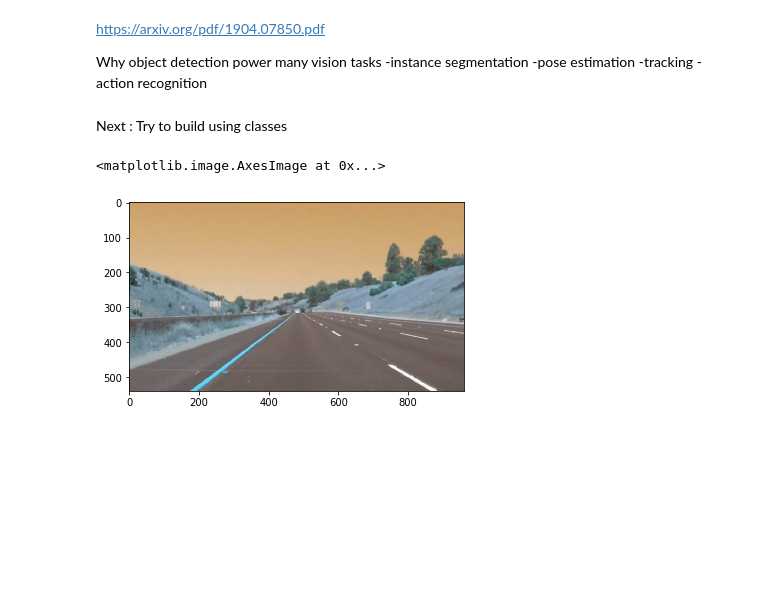
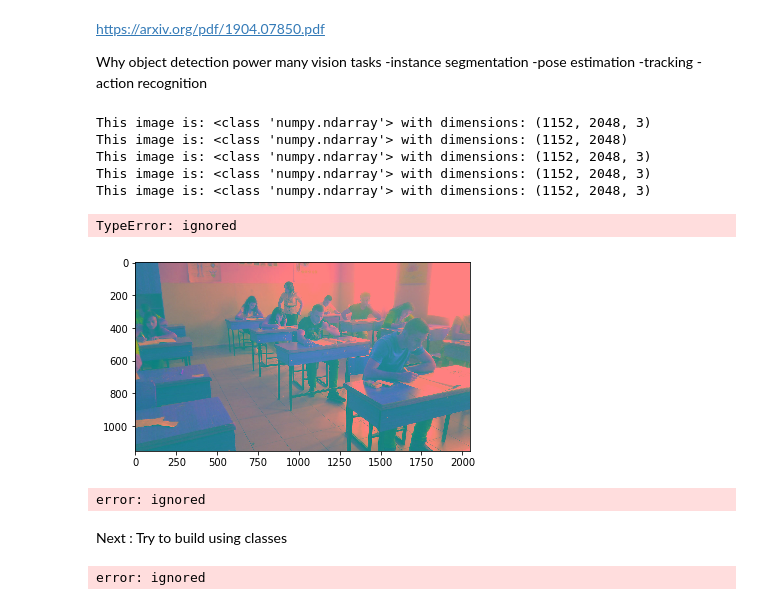
Before and after one commit to USinani/OpenCV, a Jupyter notebook: Object_detection_and_recognition.ipynb, the cells around one changed output. Drawn from its saved outputs; the diff is of its cells as text; code cells hidden in the pictures; blank space fills up the shorter version.

```diff
--- a/Object_detection_and_recognition.ipynb
+++ b/Object_detection_and_recognition.ipynb
@@ -41,71 +73,72 @@ Why object detection power many vision tasks
 -action recognition
 # %%
 def plot_input():
-
-  # input image
-  image= np.zeros((512,512,3), np.uint8)
-  # Draw a diagonal blue line with thickness of 5 px
-  cv.line(image,(0,0),(511,511),(255,0,0),5)
-  # Draw a circle
-  cv.circle(image,(447,63), 63, (0,0,255), -1)
-
-  # image = mpimg.imread('shapes.jpg')
-  # img = cv.imread('shapes.jpg')
 
   # color space conversions
   gray = cv.cvtColor(image, cv.COLOR_BGR2GRAY)
   hsv = cv.cvtColor(image, cv.COLOR_BGR2HSV)
   hls = cv.cvtColor(image, cv.COLOR_BGR2HLS)
   yuv = cv.cvtColor(image, cv.COLOR_BGR2YUV)
 
   # printing out some stats and plotting
   print('This image is:', type(image), 'with dimensions:', image.shape)
   print('This image is:', type(gray), 'with dimensions:', gray.shape)
   print('This image is:', type(hsv), 'with dimensions:', hsv.shape)
   print('This image is:', type(hls), 'with dimensions:', hls.shape)
   print('This image is:', type(yuv), 'with dimensions:', yuv.shape)
 
   plt.imshow(image)
   plt.imshow(gray)
   plt.imshow(hsv)
   plt.imshow(hls)
   plt.imshow(yuv)
 
 
   # # OpenCV does not work in Colab
   # cv.imshow(img)
   # cv.waitKey(0)
   # cv.destroyAllWindows()
+
+plt.imshow(plot_input())
+# %% [output]
+This image is: <class 'numpy.ndarray'> with dimensions: (1152, 2048, 3)
+This image is: <class 'numpy.ndarray'> with dimensions: (1152, 2048)
+This image is: <class 'numpy.ndarray'> with dimensions: (1152, 2048, 3)
+This image is: <class 'numpy.ndarray'> with dimensions: (1152, 2048, 3)
+This image is: <class 'numpy.ndarray'> with dimensions: (1152, 2048, 3)
+TypeError: ignored
+[figure, added]
 # %%
-def img_cvt():
+# def img_cvt():
+""" function that will convert imag to different color spaces"""
 
-  """ function that will convert imag to different color spaces"""
+image = cv.imread('shapes.jpg')
 
-  image = cv.imread('shapes.jpg')
+gray = cv.COLOR_BGR2GRAY
+hsv = cv.COLOR_BGR2HSV
+hsl = cv.COLOR_BGR2HLS
+yuv = cv.COLOR_BGR2YUV
 
-  gray = cv.COLOR_BGR2GRAY
-  hsv = cv.COLOR_BGR2HSV
-  hsl = cv.COLOR_BGR2HLS
-  yuv = cv.COLOR_BGR2YUV
+color_space = [
+                cv.COLOR_BGR2GRAY,
+                cv.COLOR_BGR2HSV,
+                cv.COLOR_BGR2HLS,
+                cv.COLOR_BGR2YUV
+                ]
 
-  color_space = [
-                 cv.COLOR_BGR2GRAY,
-                 cv.COLOR_BGR2HSV,
-                 cv.COLOR_BGR2HLS,
-                 cv.COLOR_BGR2YUV
-                 ]
+color_space_name = [
+                gray,
+                hsv,
+                hsl,
+                yuv ]
 
-  color_space_name = [
-                 gray,
-                 hsv,
-                 hls,
-                 yuv ]
+cvt_img = cv.cvtColor(image, color_space_name[0])
 
-  cvt_img = cv.cvtColor(image, color_space_name[0])
-
-  return cvt_img
+return cvt_img
 
 # plt.imshow(img_cvt())
+# %% [output]
+error: ignored
 # %% [markdown]
 Next : Try to build using classes
 # %%
@@ -125,7 +158,8 @@ def img_conversion(self, image):
 # %%
 
 def img_filter():
-  img = cv.imread('./carlane.jpg')
+  # image = 'image.jpg'
+  img = cv.imread(image)
   kernel_size = (3,3)
   gaussian_blur = cv.GaussianBlur(src = img, ksize = kernel_size, sigmaX = 0 )
   blur = cv.blur(src = img, ksize = (3,3))
@@ -134,8 +168,7 @@ def img_filter():
 
 plt.imshow(img_filter()[1])
 # %% [output]
-<matplotlib.image.AxesImage at 0x...>
+error: ignored
-[figure, removed]
 # %%
 # Edge detector
 
```
Also changed, not shown: parts of 6 cells of this notebook.
